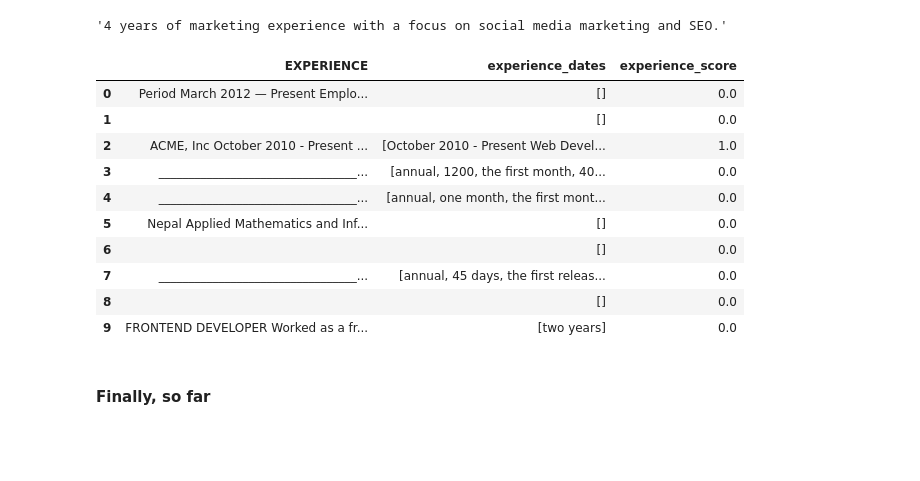
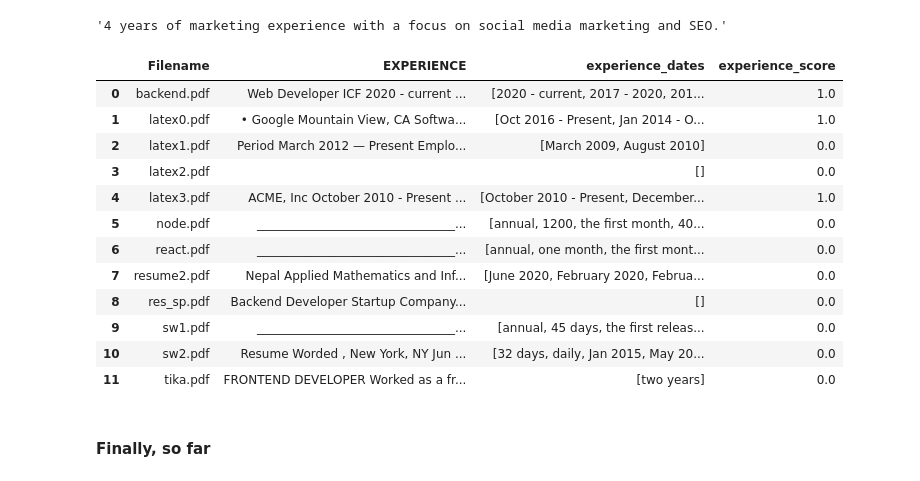
Before and after one commit to The-SP/Applicant-Ranking-System, a Jupyter notebook: Resume Parser/resume_score.ipynb, the cells around one changed output. Cells and saved outputs as stored; diff of their text form; code cells hidden in the pictures; blank space fills up the shorter version.

```diff
--- a/Resume Parser/resume_score.ipynb
+++ b/Resume Parser/resume_score.ipynb
@@ -573,19 +601,21 @@ target_job['experience']
 # %% [output]
 '4 years of marketing experience with a focus on social media marketing and SEO.'
 # %%
-df_resume_rankings[['EXPERIENCE', 'experience_dates', 'experience_score']]
+df_resume_rankings[['Filename', 'EXPERIENCE', 'experience_dates', 'experience_score']]
 # %% [output]
-|  | EXPERIENCE | experience_dates | experience_score |
-| 0 | Period March 2012 — Present Emplo... | [] | 0.0 |
-| 1 |  | [] | 0.0 |
-| 2 | ACME, Inc October 2010 - Present ... | [October 2010 - Present Web Devel... | 1.0 |
-| 3 | _________________________________... | [annual, 1200, the ﬁrst month, 40... | 0.0 |
-| 4 | _________________________________... | [annual, one month, the ﬁrst mont... | 0.0 |
-| 5 | Nepal Applied Mathematics and Inf... | [] | 0.0 |
-| 6 |  | [] | 0.0 |
-| 7 | _________________________________... | [annual, 45 days, the ﬁrst releas... | 0.0 |
-| 8 |  | [] | 0.0 |
-| 9 | FRONTEND DEVELOPER Worked as a fr... | [two years] | 0.0 |
+|  | Filename | EXPERIENCE | experience_dates | experience_score |
+| 0 | backend.pdf | Web Developer ICF 2020 - current ... | [2020 - current, 2017 - 2020, 201... | 1.0 |
+| 1 | latex0.pdf | • Google Mountain View, CA Softwa... | [Oct 2016 - Present, Jan 2014 - O... | 1.0 |
+| 2 | latex1.pdf | Period March 2012 — Present Emplo... | [March 2009, August 2010] | 0.0 |
+| 3 | latex2.pdf |  | [] | 0.0 |
+| 4 | latex3.pdf | ACME, Inc October 2010 - Present ... | [October 2010 - Present, December... | 1.0 |
+| 5 | node.pdf | _________________________________... | [annual, 1200, the ﬁrst month, 40... | 0.0 |
+| 6 | react.pdf | _________________________________... | [annual, one month, the ﬁrst mont... | 0.0 |
+| 7 | resume2.pdf | Nepal Applied Mathematics and Inf... | [June 2020, February 2020, Februa... | 0.0 |
+| 8 | res_sp.pdf | Backend Developer Startup Company... | [] | 0.0 |
+| 9 | sw1.pdf | _________________________________... | [annual, 45 days, the ﬁrst releas... | 0.0 |
+| 10 | sw2.pdf | Resume Worded , New York, NY Jun ... | [32 days, daily, Jan 2015, May 20... | 0.0 |
+| 11 | tika.pdf | FRONTEND DEVELOPER Worked as a fr... | [two years] | 0.0 |
 # %% [markdown]
 #### Finally, so far
 # %%
```
Also changed, not shown: parts of 19 cells of this notebook, 3 other files.
